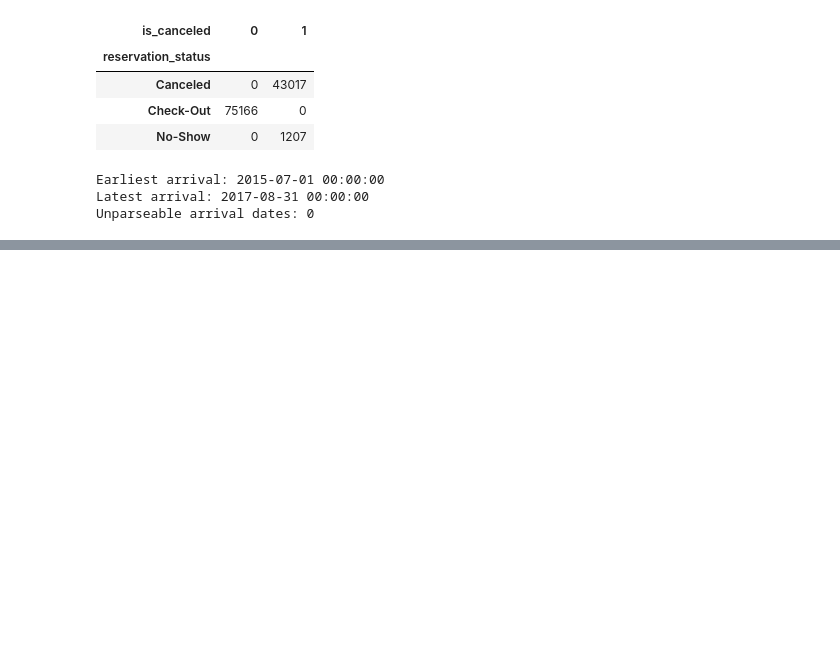
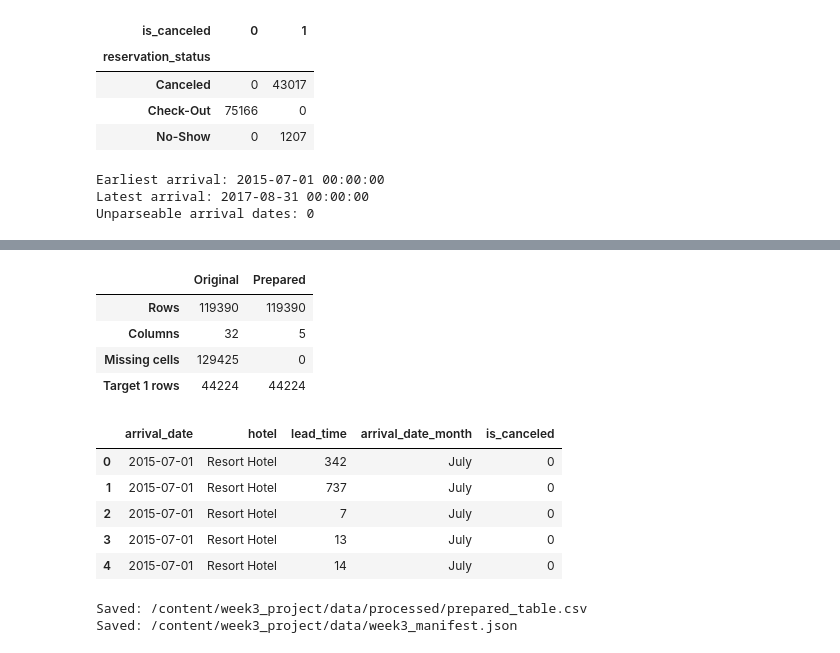
Before and after one commit to Nadsyuhamus/ai-engineering-NullStay, a Jupyter notebook: notebooks/week3_pipeline.ipynb, the cells around one changed output, grey strips where cells are left out. Drawn from its saved outputs; the diff is of its cells as text; code cells hidden in the pictures; blank space fills up the shorter version.

Commit message:
Week 3: Document and verify repeatable booking pipeline

```diff
--- a/notebooks/week3_pipeline.ipynb
+++ b/notebooks/week3_pipeline.ipynb
@@ -93,0 +99,74 @@ Unparseable arrival dates: 0
+# %%
+import hashlib
+import json
+
+candidate_features = ["hotel", "lead_time", "arrival_date_month"]
+target = "is_canceled"
+
+prepared = bookings[candidate_features + [target]].copy()
+prepared.insert(0, "arrival_date", arrival_dates)
+
+assert len(bookings) > 0, "The source file contains no bookings."
+assert len(prepared) == len(bookings), "The row count changed."
+assert prepared[target].equals(bookings[target]), "Target values changed."
+assert set(prepared[target].unique()) == {0, 1}, "Check the target labels."
+assert prepared.isna().sum().sum() == 0, "Check missing values in retained fields."
+assert prepared["lead_time"].ge(0).all(), "Check negative lead times."
+assert set(prepared["hotel"].unique()) == {"City Hotel", "Resort Hotel"}
+
+comparison = pd.DataFrame({
+    "Original": {
+        "Rows": len(bookings),
+        "Columns": bookings.shape[1],
+        "Missing cells": int(bookings.isna().sum().sum()),
+        "Target 1 rows": int(bookings[target].eq(1).sum()),
+    },
+    "Prepared": {
+        "Rows": len(prepared),
+        "Columns": prepared.shape[1],
+        "Missing cells": int(prepared.isna().sum().sum()),
+        "Target 1 rows": int(prepared[target].eq(1).sum()),
+    },
+})
+display(comparison)
+display(prepared.head())
+
+data_dir = csv_path.parent.parent
+processed_dir = data_dir / "processed"
+processed_dir.mkdir(parents=True, exist_ok=True)
+
+prepared_path = processed_dir / "prepared_table.csv"
+prepared.to_csv(prepared_path, index=False, date_format="%Y-%m-%d")
+
+manifest = {
+    "source_dataset": "Hotel Booking Demand",
+    "source_file": f"raw/{csv_path.name}",
+    "source_sha256": hashlib.sha256(csv_path.read_bytes()).hexdigest(),
+    "output_file": "processed/prepared_table.csv",
+    "output_sha256": hashlib.sha256(prepared_path.read_bytes()).hexdigest(),
+    "candidate_model_inputs": candidate_features,
+    "date_for_filters_and_split_design": "arrival_date",
+    "target": target,
+    "positive_label_meaning": "Cancellation or no-show",
+    "comparison": comparison.to_dict(),
+}
+
+manifest_path = data_dir / "week3_manifest.json"
+manifest_path.write_text(json.dumps(manifest, indent=2), encoding="utf-8")
+
+print("Saved:", prepared_path)
+print("Saved:", manifest_path)
+# %% [output]
+|  | Original | Prepared |
+| Rows | 119390 | 119390 |
+| Columns | 32 | 5 |
+| Missing cells | 129425 | 0 |
+| Target 1 rows | 44224 | 44224 |
+|  | arrival_date | hotel | lead_time | arrival_date_month | is_canceled |
+| 0 | 2015-07-01 | Resort Hotel | 342 | July | 0 |
+| 1 | 2015-07-01 | Resort Hotel | 737 | July | 0 |
+| 2 | 2015-07-01 | Resort Hotel | 7 | July | 0 |
+| 3 | 2015-07-01 | Resort Hotel | 13 | July | 0 |
+| 4 | 2015-07-01 | Resort Hotel | 14 | July | 0 |
+Saved: /content/week3_project/data/processed/prepared_table.csv
+Saved: /content/week3_project/data/week3_manifest.json
```
Also changed, not shown: parts of 5 cells of this notebook, 1 other file.
